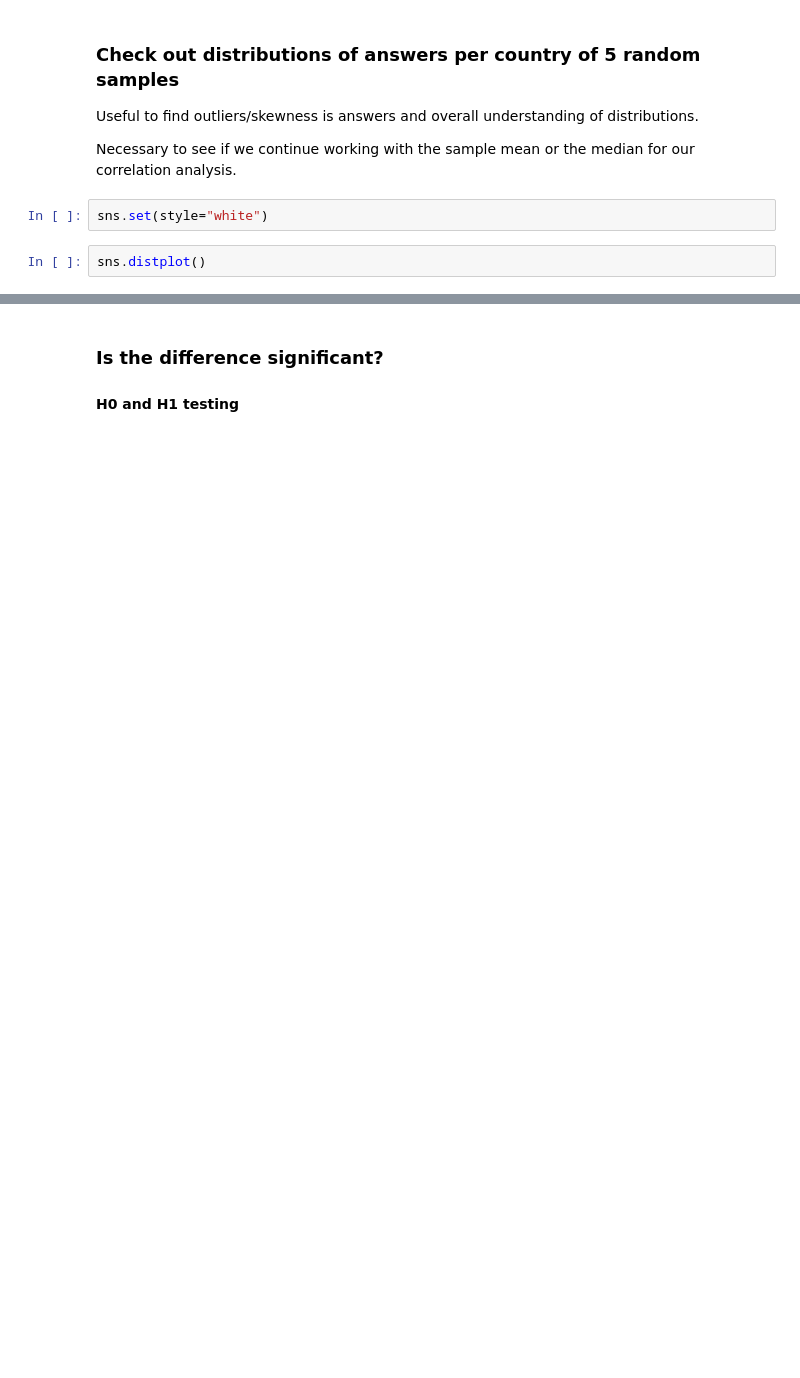
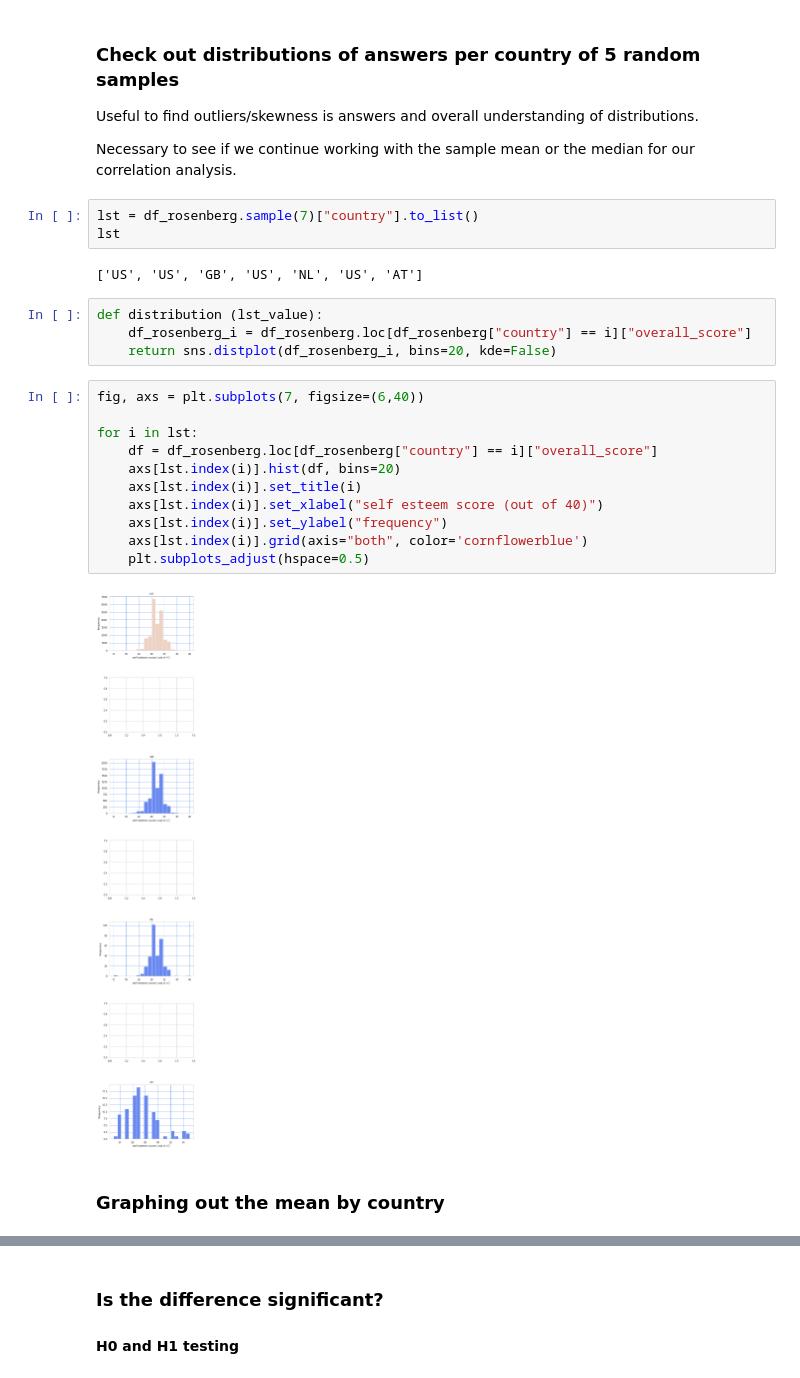
Before and after one commit to FHnt97/Project-Week-5-Your-Own-Project, a Jupyter notebook: your-project/03-Analysis.ipynb, the cells around one changed output, grey strips where cells are left out. Saved outputs shown, nothing was run; the diff lists cells and outputs as text; blank space fills up the shorter version.

```diff
--- a/your-project/03-Analysis.ipynb
+++ b/your-project/03-Analysis.ipynb
@@ -20,7 +32,27 @@ df_hof = pd.read_csv("../data/01_clean_data/hofstede_report.csv").drop("Unnamed:
 Useful to find outliers/skewness is answers and overall understanding of distributions.
 
 Necessary to see if we continue working with the sample mean or the median for our correlation analysis.
-# %%
-sns.set(style="white")
-# %%
-sns.distplot()
+# %%
+lst = df_rosenberg.sample(7)["country"].to_list()
+lst
+# %% [output]
+['US', 'US', 'GB', 'US', 'NL', 'US', 'AT']
+# %%
+def distribution (lst_value):
+    df_rosenberg_i = df_rosenberg.loc[df_rosenberg["country"] == i]["overall_score"]
+    return sns.distplot(df_rosenberg_i, bins=20, kde=False)
+# %%
+fig, axs = plt.subplots(7, figsize=(6,40))
+
+for i in lst:
+    df = df_rosenberg.loc[df_rosenberg["country"] == i]["overall_score"]
+    axs[lst.index(i)].hist(df, bins=20)
+    axs[lst.index(i)].set_title(i)
+    axs[lst.index(i)].set_xlabel("self esteem score (out of 40)")
+    axs[lst.index(i)].set_ylabel("frequency")
+    axs[lst.index(i)].grid(axis="both", color='cornflowerblue')
+    plt.subplots_adjust(hspace=0.5)
+# %% [output]
+[figure, added]
+# %% [markdown]
+### Graphing out the mean by country
```
Also changed, not shown: parts of 39 cells of this notebook, 6 other files.
